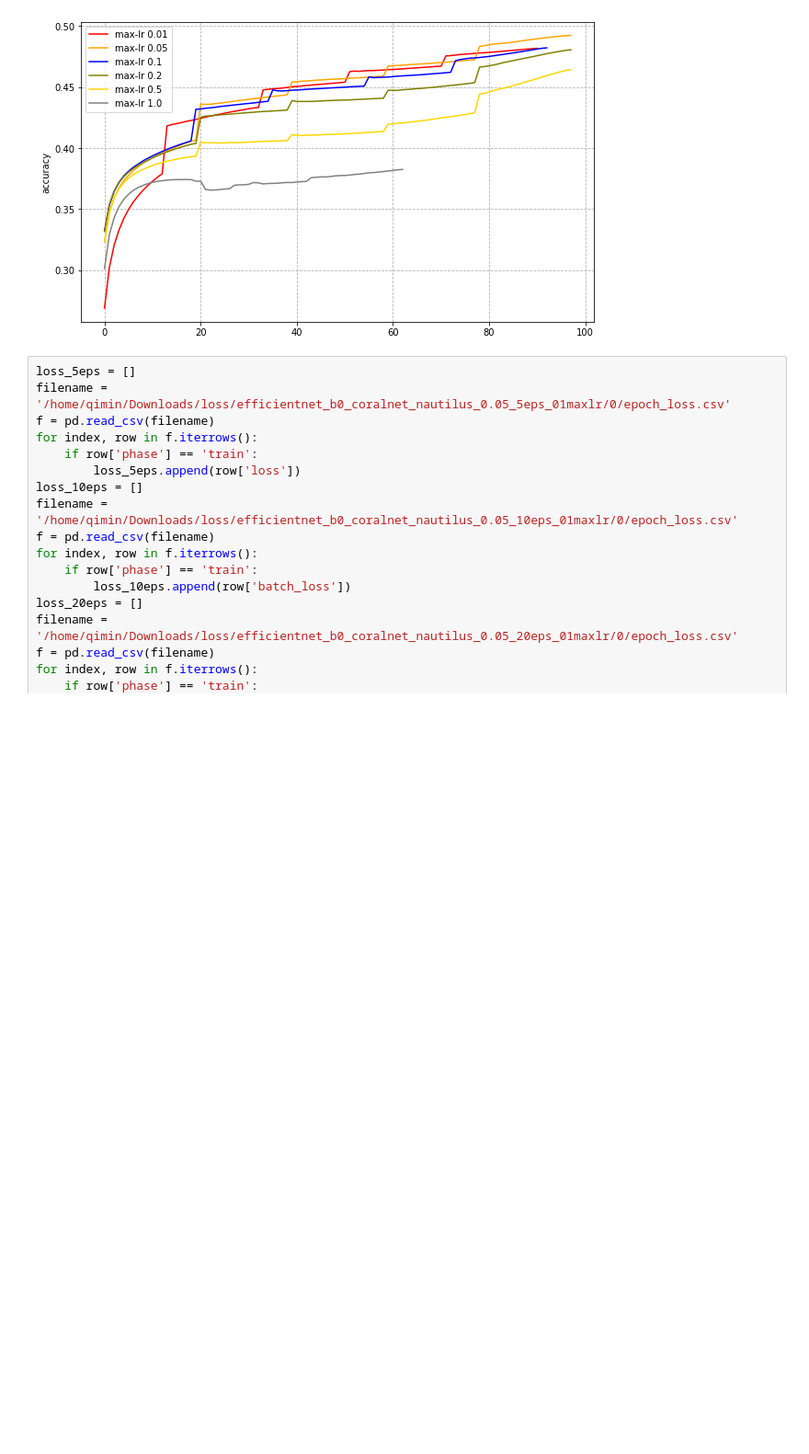
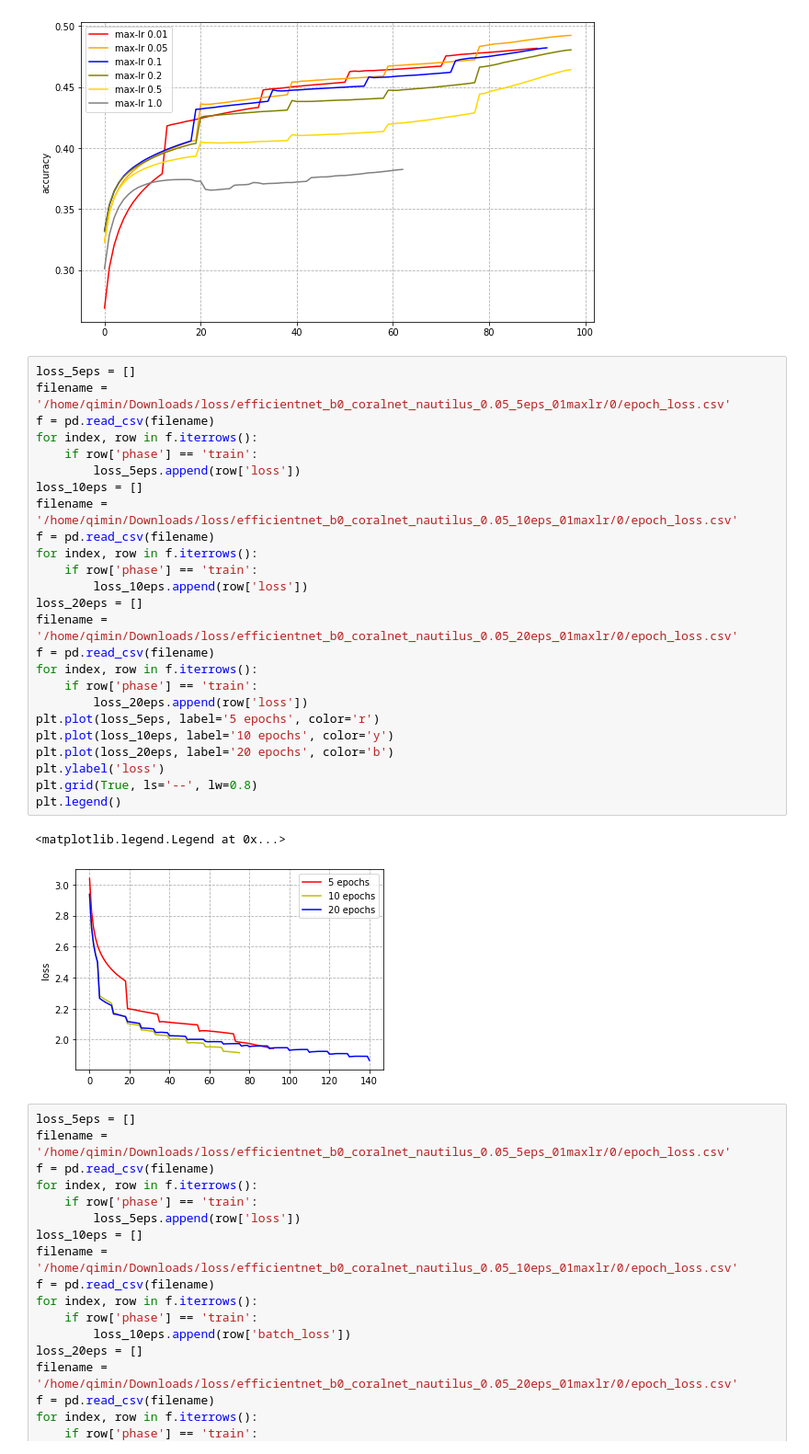
Before and after one commit to qiminchen/CoralNet, a Jupyter notebook: test_eval.ipynb, the cells around one changed output. Shown: that part at 92% size. Drawn from its saved outputs; the diff is of its cells as text; blank space fills up the shorter version.

```diff
--- a/test_eval.ipynb
+++ b/test_eval.ipynb
@@ -73,6 +73,34 @@ for i in range(len(loss_list)):
     plt.legend()
 # %% [output]
 [figure]
+# %%
+loss_5eps = []
+filename = '/home/qimin/Downloads/loss/efficientnet_b0_coralnet_nautilus_0.05_5eps_01maxlr/0/epoch_loss.csv'
+f = pd.read_csv(filename)
+for index, row in f.iterrows():
+    if row['phase'] == 'train':
+        loss_5eps.append(row['loss'])
+loss_10eps = []
+filename = '/home/qimin/Downloads/loss/efficientnet_b0_coralnet_nautilus_0.05_10eps_01maxlr/0/epoch_loss.csv'
+f = pd.read_csv(filename)
+for index, row in f.iterrows():
+    if row['phase'] == 'train':
+        loss_10eps.append(row['loss'])
+loss_20eps = []
+filename = '/home/qimin/Downloads/loss/efficientnet_b0_coralnet_nautilus_0.05_20eps_01maxlr/0/epoch_loss.csv'
+f = pd.read_csv(filename)
+for index, row in f.iterrows():
+    if row['phase'] == 'train':
+        loss_20eps.append(row['loss'])
+plt.plot(loss_5eps, label='5 epochs', color='r')
+plt.plot(loss_10eps, label='10 epochs', color='y')
+plt.plot(loss_20eps, label='20 epochs', color='b')
+plt.ylabel('loss')
+plt.grid(True, ls='--', lw=0.8)
+plt.legend()
+# %% [output]
+<matplotlib.legend.Legend at 0x...>
+[figure, added]
 # %%
 loss_5eps = []
 filename = '/home/qimin/Downloads/loss/efficientnet_b0_coralnet_nautilus_0.05_5eps_01maxlr/0/epoch_loss.csv'
```
Also changed, not shown: parts of 1 cell of this notebook.
